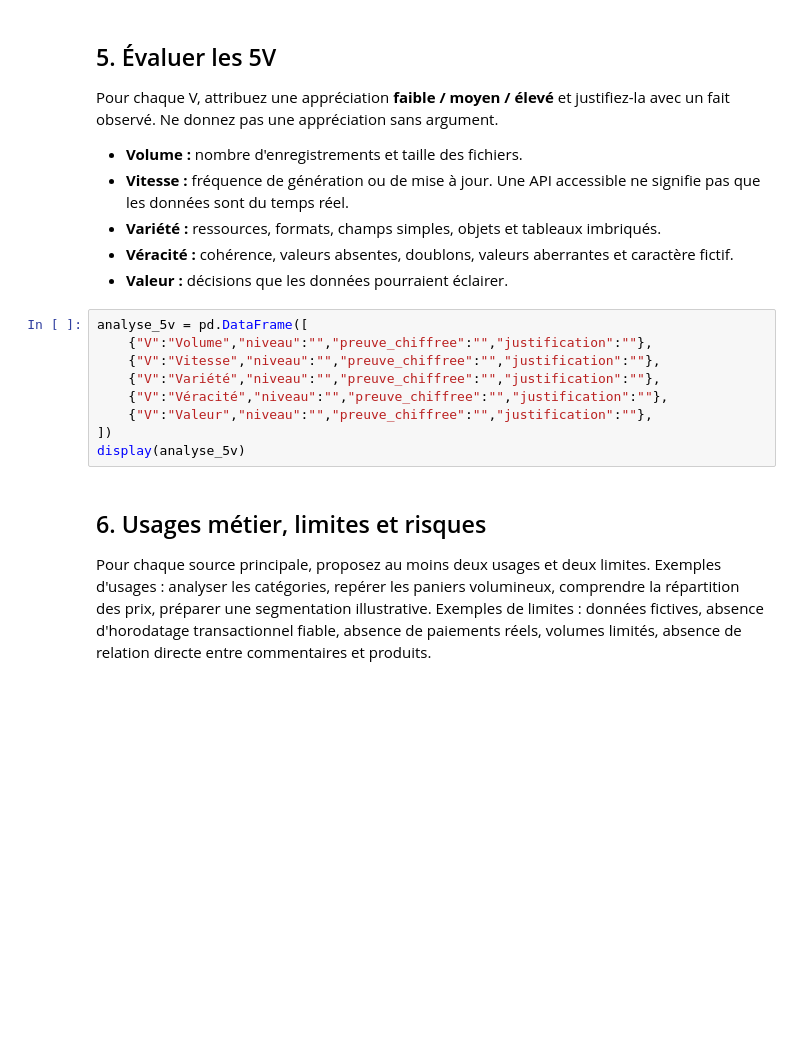
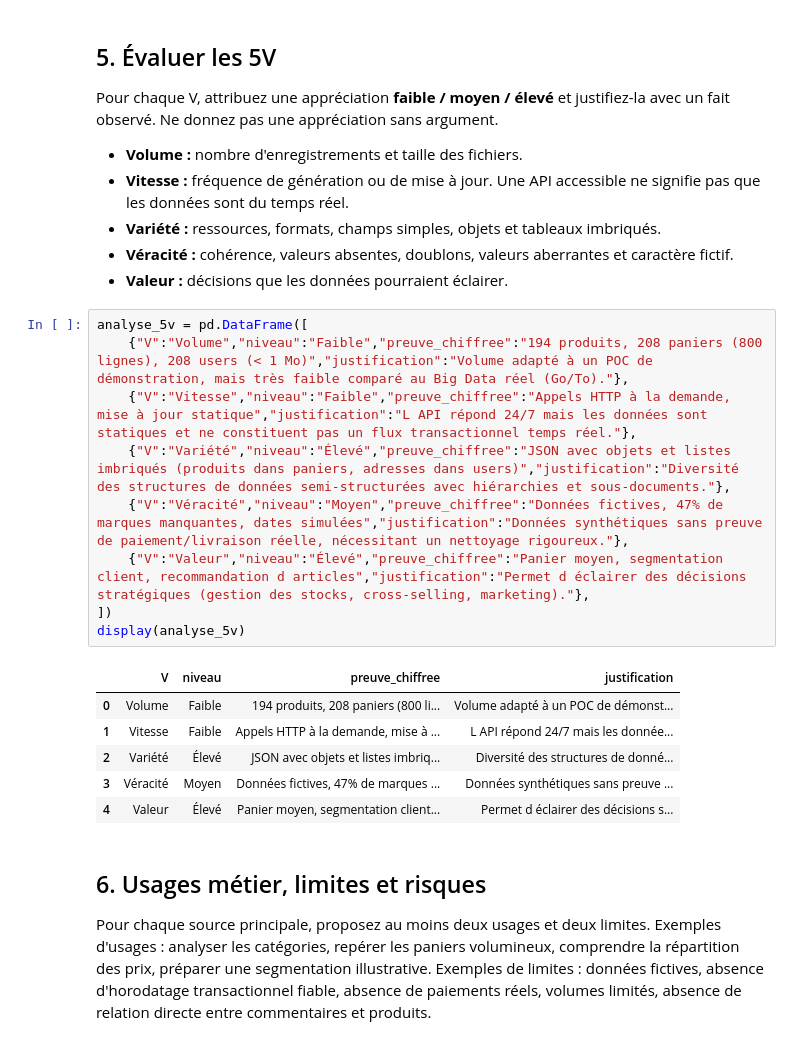
Before and after one commit to LudwigPosn1/Big-Data-Projet-POISSON-Ludwig, a Jupyter notebook: notebooks/01_atelier_exploration_sources.ipynb, the cells around one changed output. Cells and saved outputs as stored; diff of their text form; blank space fills up the shorter version.

```diff
--- a/notebooks/01_atelier_exploration_sources.ipynb
+++ b/notebooks/01_atelier_exploration_sources.ipynb
@@ -167,15 +263,22 @@ Pour chaque V, attribuez une appréciation **faible / moyen / élevé** et justi
 - **Variété :** ressources, formats, champs simples, objets et tableaux imbriqués.
 - **Véracité :** cohérence, valeurs absentes, doublons, valeurs aberrantes et caractère fictif.
 - **Valeur :** décisions que les données pourraient éclairer.
-# %%
-analyse_5v = pd.DataFrame([
-    {"V":"Volume","niveau":"","preuve_chiffree":"","justification":""},
-    {"V":"Vitesse","niveau":"","preuve_chiffree":"","justification":""},
-    {"V":"Variété","niveau":"","preuve_chiffree":"","justification":""},
-    {"V":"Véracité","niveau":"","preuve_chiffree":"","justification":""},
-    {"V":"Valeur","niveau":"","preuve_chiffree":"","justification":""},
-])
-display(analyse_5v)
+# %%
+analyse_5v = pd.DataFrame([
+    {"V":"Volume","niveau":"Faible","preuve_chiffree":"194 produits, 208 paniers (800 lignes), 208 users (< 1 Mo)","justification":"Volume adapté à un POC de démonstration, mais très faible comparé au Big Data réel (Go/To)."},
+    {"V":"Vitesse","niveau":"Faible","preuve_chiffree":"Appels HTTP à la demande, mise à jour statique","justification":"L API répond 24/7 mais les données sont statiques et ne constituent pas un flux transactionnel temps réel."},
+    {"V":"Variété","niveau":"Élevé","preuve_chiffree":"JSON avec objets et listes imbriqués (produits dans paniers, adresses dans users)","justification":"Diversité des structures de données semi-structurées avec hiérarchies et sous-documents."},
+    {"V":"Véracité","niveau":"Moyen","preuve_chiffree":"Données fictives, 47% de marques manquantes, dates simulées","justification":"Données synthétiques sans preuve de paiement/livraison réelle, nécessitant un nettoyage rigoureux."},
+    {"V":"Valeur","niveau":"Élevé","preuve_chiffree":"Panier moyen, segmentation client, recommandation d articles","justification":"Permet d éclairer des décisions stratégiques (gestion des stocks, cross-selling, marketing)."},
+])
+display(analyse_5v)
+# %% [output]
+|  | V | niveau | preuve_chiffree | justification |
+| 0 | Volume | Faible | 194 produits, 208 paniers (800 li... | Volume adapté à un POC de démonst... |
+| 1 | Vitesse | Faible | Appels HTTP à la demande, mise à ... | L API répond 24/7 mais les donnée... |
+| 2 | Variété | Élevé | JSON avec objets et listes imbriq... | Diversité des structures de donné... |
+| 3 | Véracité | Moyen | Données fictives, 47% de marques ... | Données synthétiques sans preuve ... |
+| 4 | Valeur | Élevé | Panier moyen, segmentation client... | Permet d éclairer des décisions s... |
 # %% [markdown]
 ## 6. Usages métier, limites et risques
 
```
Also changed, not shown: parts of 11 cells of this notebook, 17 other files.
